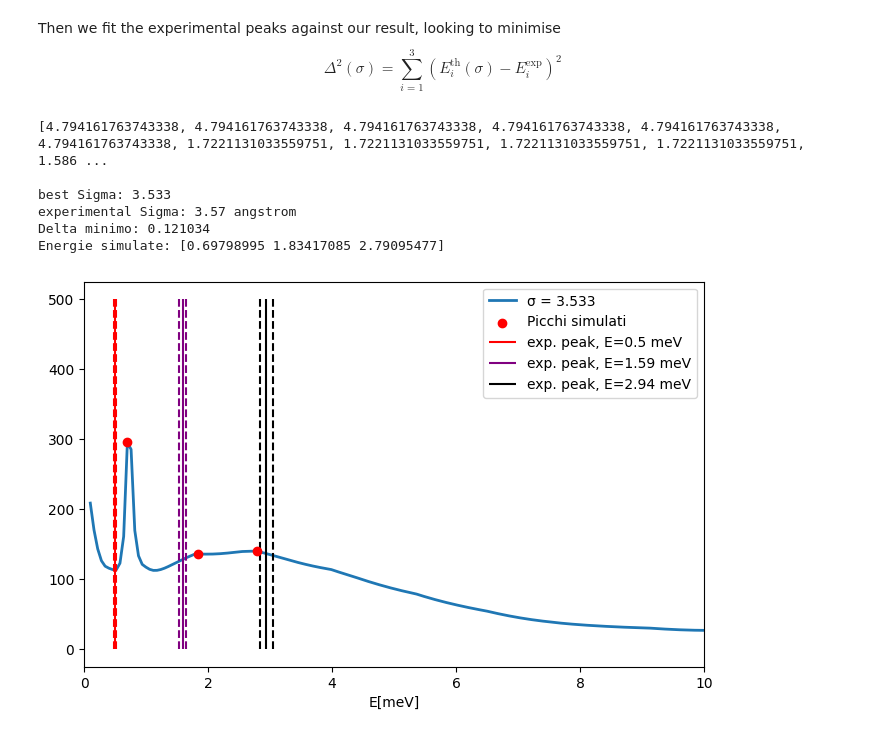
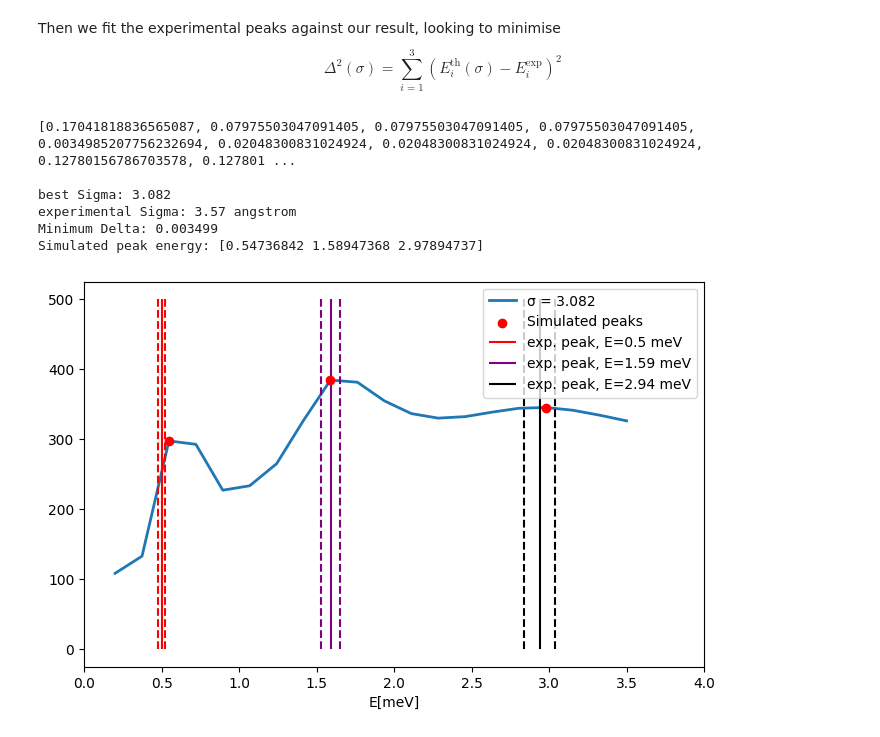
Before and after one commit to marcobeIIa/computational_physics, a Jupyter notebook: Lusvardi_Bella_Parolini_H_Kr_scattering.ipynb, the cells around one changed output. Saved outputs shown, nothing was run; the diff lists cells and outputs as text; code cells hidden in the pictures.

```diff
--- a/Lusvardi_Bella_Parolini_H_Kr_scattering.ipynb
+++ b/Lusvardi_Bella_Parolini_H_Kr_scattering.ipynb
@@ -346,7 +346,7 @@ verify that the phase shift we find this way is independent of the choice of the
 # %%
 # (this cell takes forever to run)
 #Define E and l vectors
-energy_step = 0.03
+energy_step = 0.1
 Evec = [round(z,3) for z in np.arange(0.0,3.6,energy_step)]
 Evec[0] = Evec[1]/10
 lvec=[z for z in range(0,l,1)]
@@ -415,7 +415,7 @@ From this analysis, we can conclude that we can simply take 1 phase shift for ea
 # %%
 l = 9
 #Define E and l vectors
-Evec2 = np.linspace(0.1,12, num=200)
+Evec2 = np.linspace(0.1,5, num=100)
 lvec=[z for z in range(0,l,1)]
 
 rep=1
@@ -540,17 +541,17 @@ plt.show()
 # %% [markdown]
 Depending on the value of $\sigma$, scipy.signal.find_peaks might not even find three peaks.
 # %%
-peaks_position6=[]
-peak6, peak_position6 = find_peaks(cross6)
-peaks_position6.append(list(peak6))
+peaks_position8=[]
+peak8, peak_position8 = find_peaks(cross8)
+peaks_position8.append(list(peak8))
 
 fig, ax = plt.subplots()
 ax.set_title(r'Total cross section$')
-ax.set_xscale('log')
-ax.set_yscale('log')
-ax.plot(Evec,cross8,'o')
-for i in range(len(peak6)):
-    ax.plot(Evec[peak6[i]], cross6[peak6[i]], 'p', markersize=13)
+#ax.set_xscale('log')
+#ax.set_yscale('log')
+ax.plot(Evec2,cross8,'o')
+for i in range(len(peak8)):
+    ax.plot(Evec2[peak8[i]], cross8[peak8[i]], 'p', markersize=13)
 plt.legend(loc='best')
 plt.show()
 # %% [output]
@@ -565,18 +566,20 @@ computation time is of the order (on a beat-down laptop)
 
 if we wanted to do better, we could find a faster normalisation (than our ~5 ms) (omitting normalisation would arguably not make the code better, as it would have to do several calculations with ridiculous numbers) and a faster way of computing Bessels (3-5 ms). Numerov runs in ~1 ms. Alternatively: buy a decent computer
 # %%
-Evec3 = np.linspace(0.2,3.5, num=200)
-sigma_test=np.linspace(3,4,500)
+Evec3 = np.linspace(0.2,3.5, num=20)
+sigma_test=np.linspace(3,4,50)
+l_fin = 9 #(due to off-by-one phenomena, this l_fin is actually l+1. This code is held together by a thread)
+lvec3=[z for z in range(0,l_fin,1)]
 
-SHIFTS_TEST = np.zeros((len(lvec), len(Evec3)))
+SHIFTS_TEST = np.zeros((len(lvec3), len(Evec3)))
 
 CROSS=[]
 
 for k in range(len(sigma_test)):
-    for i in range(len(lvec)):
+    for i in range(len(lvec3)):
         for j in range(len(Evec3)):
-            SHIFTS_TEST[i][j]=Phase_shift_tg(r1,r2,r,lvec[i],Evec3[j],lmax,sigma_test[k])
-    cross_test=totalcross(6,SHIFTS_TEST)
+            SHIFTS_TEST[i][j]=Phase_shift_tg(r1,r2,r,lvec3[i],Evec3[j],l_fin,sigma_test[k])
+    cross_test=totalcross(l_fin-1,SHIFTS_TEST,Evec3)
     CROSS.append(cross_test)
 
 
@@ -598,6 +601,8 @@ for i in range(len(sigma_test)):
         }
 
         peaks_results.append(result)
+    else:
+        print("bogos binted")
 
 # --- Print results
 for res in peaks_results:
@@ -651,37 +638,37 @@ print(f"Minimum Delta: {DELTA[best_index]:.6f}")
 print("Simulated peak energy:", best_result['energies'])
 
 
 
 best_sigma = peaks_results[best_index]['sigma']
 
 # find best cross section as the one with the given value of sigma
 j = np.argmin(np.abs(sigma_test - best_sigma))
 best_cross_section = CROSS[j]
 
 # Plot
 ax.set_title(r'Total cross section$')
 plt.figure(figsize=(8,5))
-plt.plot(Evec, best_cross_section, label=f"σ = {best_sigma:.3f}", linewidth=2)
+plt.plot(Evec3, best_cross_section, label=f"σ = {best_sigma:.3f}", linewidth=2)
 plt.scatter(peaks_results[best_index]['energies'], peaks_results[best_index]['cross_sections'],
             color='red', zorder=5, label='Simulated peaks')
 plt.xlabel('E[meV]')
 plt.vlines(E_exp[0],0,500, color='red', label=f'exp. peak, E={E_exp[0]} meV')
 plt.vlines(E_exp[0]+E_exp_err[0],0,500, color='red',linestyle='--')
 plt.vlines(E_exp[0]-E_exp_err[0],0,500, color='red',linestyle='--')
 plt.vlines(E_exp[1],0,500, color='purple', label=f'exp. peak, E={E_exp[1]} meV')
 plt.vlines(E_exp[1]+E_exp_err[1],0,500, color='purple',linestyle='--')
 plt.vlines(E_exp[1]-E_exp_err[1],0,500, color='purple',linestyle='--')
 plt.vlines(E_exp[2],0,500, color='black', label=f'exp. peak, E={E_exp[2]} meV')
 plt.vlines(E_exp[2]+E_exp_err[2],0,500, color='black',linestyle='--')
 plt.vlines(E_exp[2]-E_exp_err[2],0,500, color='black',linestyle='--')
 plt.legend()
-plt.xlim(0, 10)
+plt.xlim(0, 4)
 plt.show()
 # %% [output]
-[4.794161763743338, 4.794161763743338, 4.794161763743338, 4.794161763743338, 4.794161763743338, 4.794161763743338, 1.7221131033559751, 1.7221131033559751, 1.7221131033559751, 1.7221131033559751, 1.586 ...
+[0.17041818836565087, 0.07975503047091405, 0.07975503047091405, 0.07975503047091405, 0.0034985207756232694, 0.02048300831024924, 0.02048300831024924, 0.02048300831024924, 0.12780156786703578, 0.127801 ...
 
-best Sigma: 3.533
+best Sigma: 3.082
 experimental Sigma: 3.57 angstrom
-Delta minimo: 0.121034
-Energie simulate: [0.69798995 1.83417085 2.79095477]
+Minimum Delta: 0.003499
+Simulated peak energy: [0.54736842 1.58947368 2.97894737]
-[figure, old version]
+[figure, new version]
```
Also changed, not shown: parts of 8 cells of this notebook.
